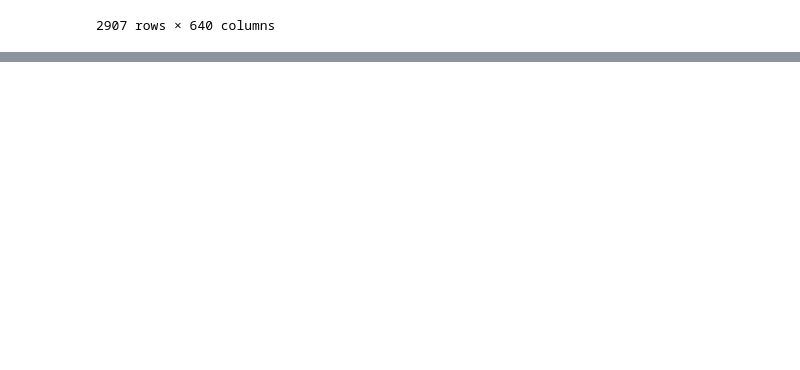
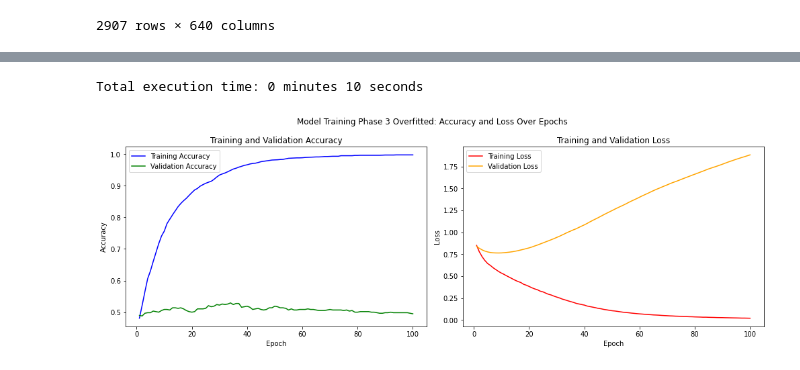
Before and after one commit to JoseRicoCct/CA1_Integrated_Assesment_MSc_Data_Analytics_CCT_Semester_2, a Jupyter notebook: 3.HDFS_Data_to_model_NN.ipynb, the cells around one changed output, grey strips where cells are left out. Drawn from its saved outputs; the diff is of its cells as text; code cells hidden in the pictures; blank space fills up the shorter version.

```diff
--- a/3.HDFS_Data_to_model_NN.ipynb
+++ b/3.HDFS_Data_to_model_NN.ipynb
@@ -385,0 +399,16 @@ plt.show()
+# %%
+# Split the data into a training set and a validation set
+X_train, X_val, y_train, y_val = train_test_split(X, y, test_size=0.2, random_state=42)
+
+model = Sequential()
+model.add(Dense(12, input_dim=639, activation='relu'))  # First layer
+model.add(Dense(8, activation='relu'))  # Second layer
+model.add(Dense(1, activation='sigmoid'))  # Output layer
+
+# Compile the model
+model.compile(loss="binary_crossentropy", optimizer='adam', metrics=['accuracy'])
+
+# Train the model
+start_time = time.time()
+history = model.fit(X_train, y_train, validation_data=(X_val, y_val), epochs=100, batch_size=512, verbose=2)
+end_time = time.time()
@@ -385,0 +434,45 @@ plt.show()
+# %%
+execution_time = end_time - start_time
+
+# Convert execution time to minutes and seconds
+minutes = int(execution_time // 60)
+seconds = int(execution_time % 60)
+
+print(f"Total execution time: {minutes} minutes {seconds} seconds")
+# %% [output]
+Total execution time: 0 minutes 10 seconds
+# %%
+
+# Converting history into a DataFrame
+history_df = pd.DataFrame(history.history)
+
+# Extracting epochs
+epochs_range = np.array(range(1, len(history_df) + 1))
+
+
+# Plot Training and Validation Accuracy
+plt.figure(figsize=(14, 5))
+
+# Plot training and validation accuracy
+plt.subplot(1, 2, 1)
+plt.plot(epochs_range, history_df['accuracy'].values, label='Training Accuracy', color='blue')
+plt.plot(epochs_range, history_df['val_accuracy'].values, label='Validation Accuracy', color='green')
+plt.title('Training and Validation Accuracy')
+plt.xlabel('Epoch')
+plt.ylabel('Accuracy')
+plt.legend()
+
+# Plot training and validation loss
+plt.subplot(1, 2, 2)
+plt.plot(epochs_range, history_df['loss'].values, label='Training Loss', color='red')
+plt.plot(epochs_range, history_df['val_loss'].values, label='Validation Loss', color='orange')
+plt.title('Training and Validation Loss')
+plt.xlabel('Epoch')
+plt.ylabel('Loss')
+plt.legend()
+
+plt.suptitle("Model Training Phase 3 Overfitted: Accuracy and Loss Over Epochs")
+plt.tight_layout()
+plt.show()
+# %% [output]
+[figure, added]
```
Also changed, not shown: parts of 29 cells of this notebook, 3 other files.
